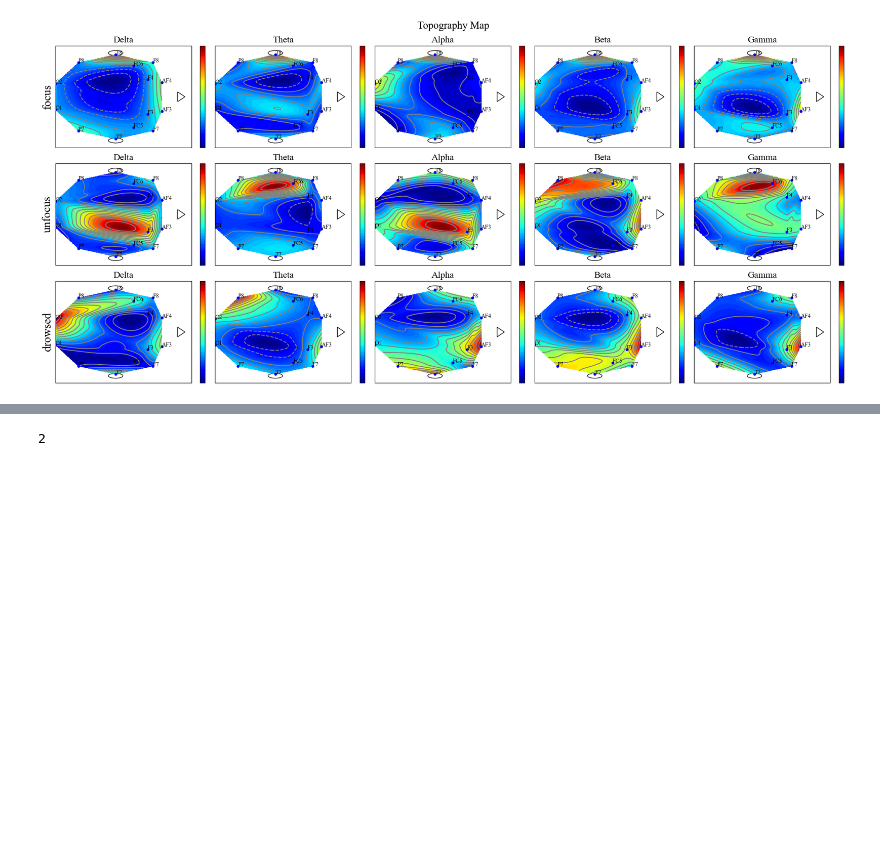
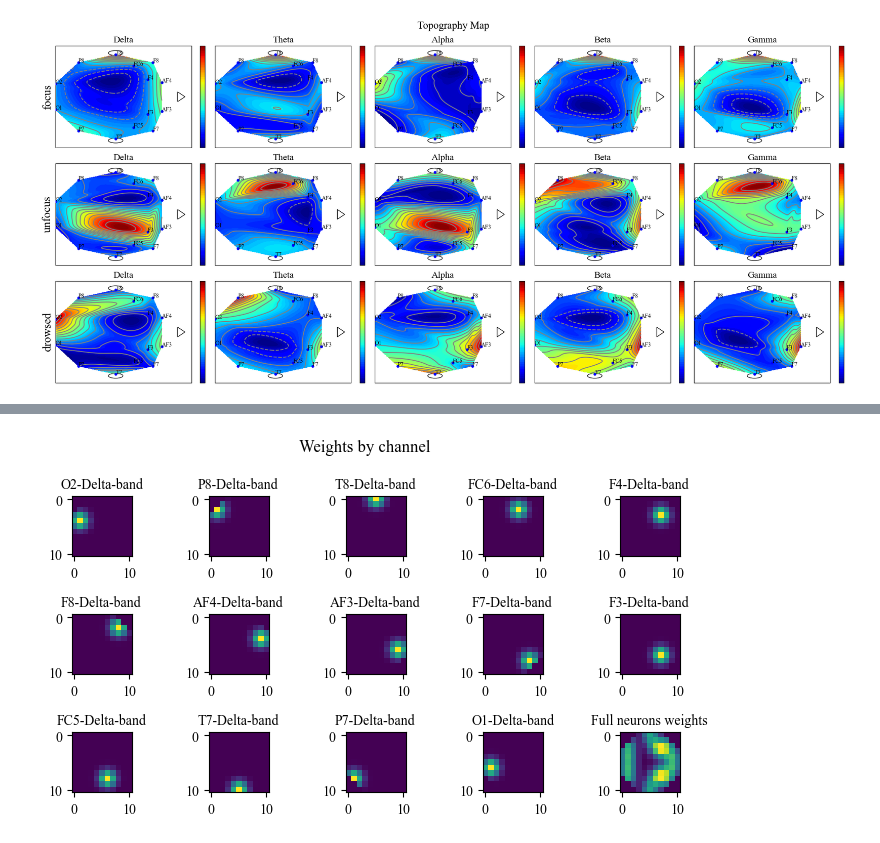
Before and after one commit to RonelDavidov/SCTN, a Jupyter notebook: examples/situational_awereness_detection.ipynb, the cells around one changed output, grey strips where cells are left out. Drawn from its saved outputs; the diff is of its cells as text; code cells hidden in the pictures; blank space fills up the shorter version.

Commit message:
WIP: Add EEG spatial weights chart

```diff
--- a/examples/situational_awereness_detection.ipynb
+++ b/examples/situational_awereness_detection.ipynb
@@ -673,4 +950,20 @@ for row, label in enumerate(['focus', 'unfocus', 'drowsed']):
 # %%
-1+1
+fig, axs = plt.subplots(3, 5, figsize=(7, 4))
+i = 0
+full_w = torch.zeros((N, N))
+for (source_layer_name, target_layer_name), conn in bands2topographies['Delta'].connections.items():
+  if not target_layer_name.endswith('topography'):
+    continue
+  ax = axs[i//5][i%5]
+  ax.set_title(source_layer_name, fontsize=10)
+  ax.imshow(conn.w.reshape(N,N).cpu())
+  full_w += conn.w.reshape(N,N).cpu()
+  i += 1
+
+axs[2][4].set_title('Full neurons weights', fontsize=10)
+axs[2][4].imshow(full_w)
+plt.suptitle('Weights by channel')
+plt.tight_layout()
+plt.show()
 # %% [output]
-2
+[figure, added]
```
Also changed, not shown: parts of 4 cells of this notebook, 1 other file.
